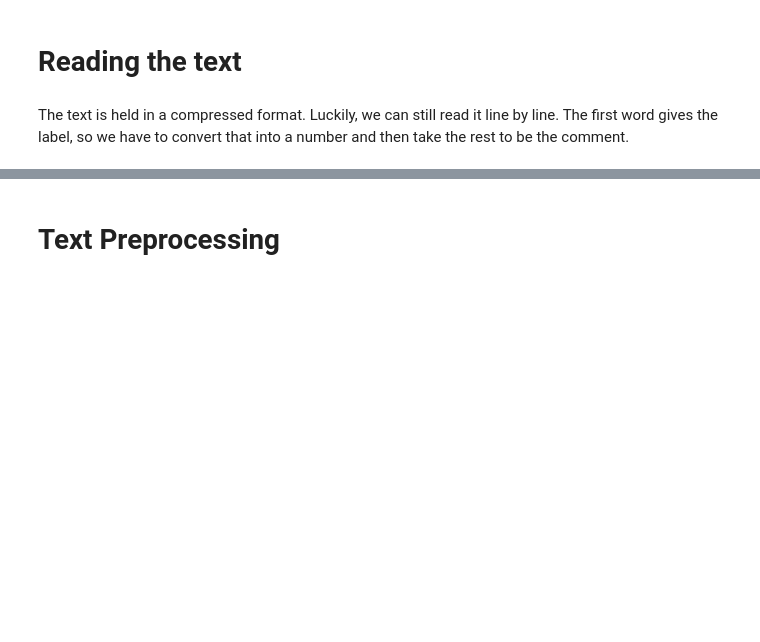
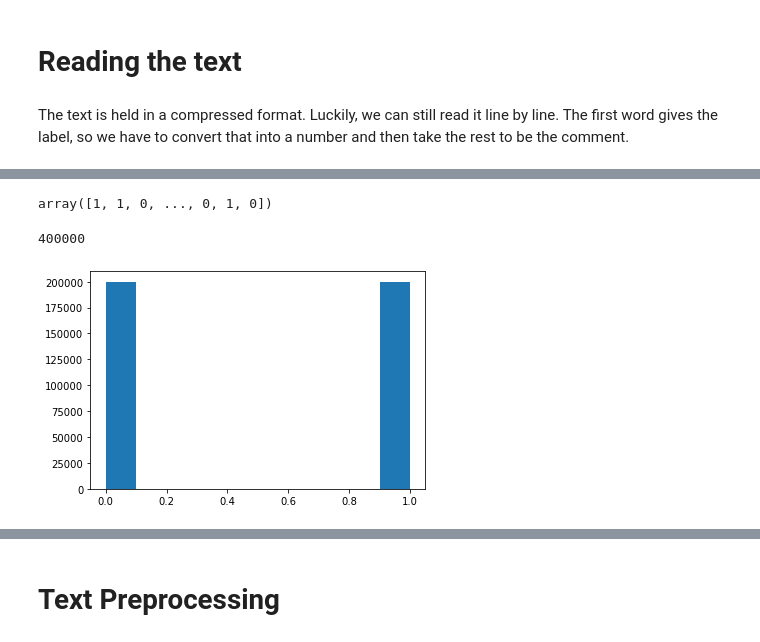
Before and after one commit to samrat2825/Sentiment-Analysis-using-KNN, a Jupyter notebook: Sentiment Analysis using KNN by Group 44.ipynb, the cells around one changed output, grey strips where cells are left out. Cells and saved outputs as stored; diff of their text form; code cells hidden in the pictures; blank space fills up the shorter version.

```diff
--- a/Sentiment Analysis using KNN by Group 44.ipynb
+++ b/Sentiment Analysis using KNN by Group 44.ipynb
@@ -44,0 +97,13 @@ NameError: name 'bz2' is not defined
+# %%
+test_labels
+# %% [output]
+array([1, 1, 0, ..., 0, 1, 0])
+# %%
+len(test_labels)
+# %% [output]
+400000
+# %%
+plt.hist(test_labels)
+plt.show()
+# %% [output]
+[figure, added]
```
Also changed, not shown: parts of 48 cells of this notebook.
